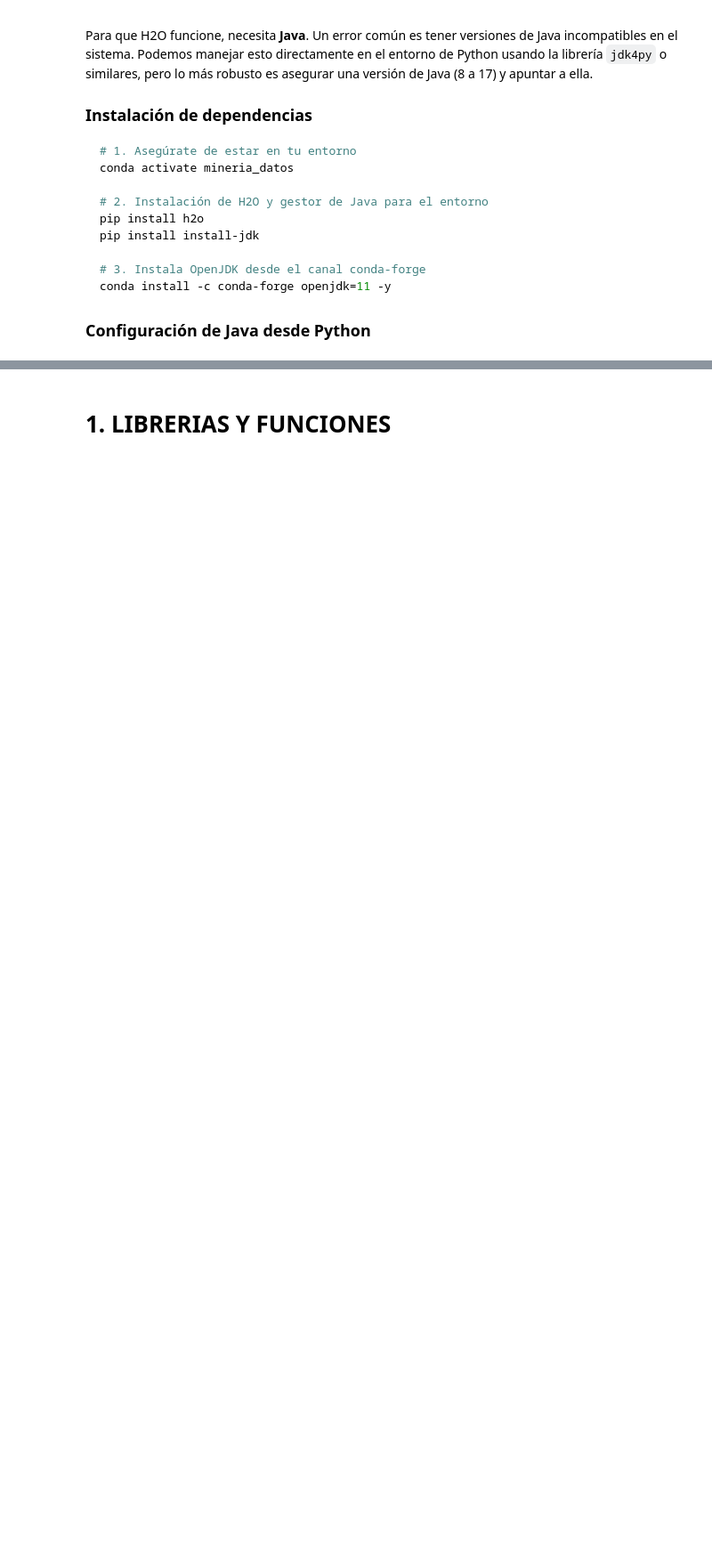
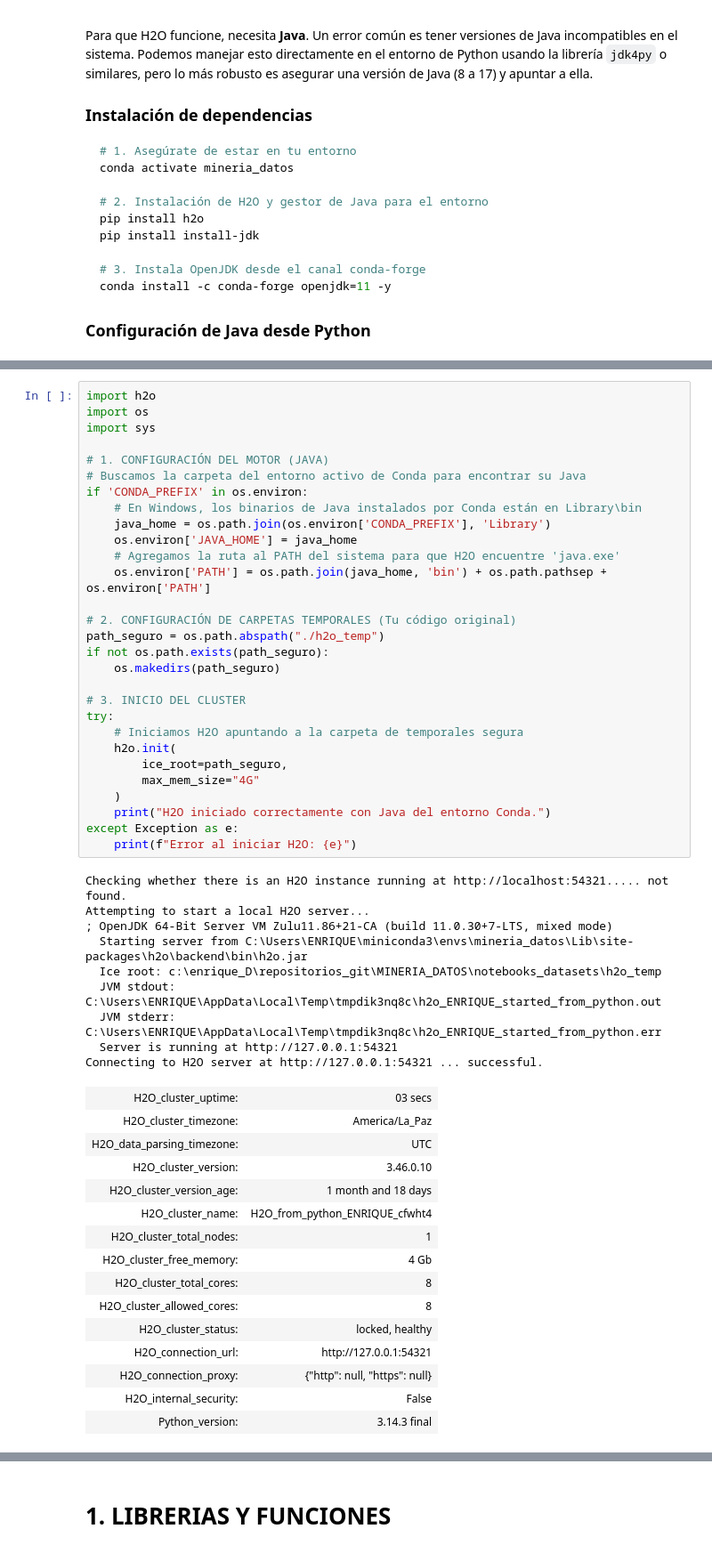
Before and after one commit to ealaurel/MINERIA_DATOS, a Jupyter notebook: notebooks_datasets/h3_5_h20_clasificacion.ipynb, the cells around one changed output, grey strips where cells are left out. Shown at 89% size. Cells and saved outputs as stored; diff of their text form; blank space fills up the shorter version.

```diff
--- a/notebooks_datasets/h3_5_h20_clasificacion.ipynb
+++ b/notebooks_datasets/h3_5_h20_clasificacion.ipynb
@@ -94,0 +90,54 @@ Connecting to H2O server at http://127.0.0.1:54321 ... successful.
+# %%
+import h2o
+import os
+import sys
+
+# 1. CONFIGURACIÓN DEL MOTOR (JAVA)
+# Buscamos la carpeta del entorno activo de Conda para encontrar su Java
+if 'CONDA_PREFIX' in os.environ:
+    # En Windows, los binarios de Java instalados por Conda están en Library\bin
+    java_home = os.path.join(os.environ['CONDA_PREFIX'], 'Library')
+    os.environ['JAVA_HOME'] = java_home
+    # Agregamos la ruta al PATH del sistema para que H2O encuentre 'java.exe'
+    os.environ['PATH'] = os.path.join(java_home, 'bin') + os.path.pathsep + os.environ['PATH']
+
+# 2. CONFIGURACIÓN DE CARPETAS TEMPORALES (Tu código original)
+path_seguro = os.path.abspath("./h2o_temp")
+if not os.path.exists(path_seguro):
+    os.makedirs(path_seguro)
+
+# 3. INICIO DEL CLUSTER
+try:
+    # Iniciamos H2O apuntando a la carpeta de temporales segura
+    h2o.init(
+        ice_root=path_seguro,
+        max_mem_size="4G"
+    )
+    print("H2O iniciado correctamente con Java del entorno Conda.")
+except Exception as e:
+    print(f"Error al iniciar H2O: {e}")
+# %% [output]
+Checking whether there is an H2O instance running at http://localhost:54321..... not found.
+Attempting to start a local H2O server...
+; OpenJDK 64-Bit Server VM Zulu11.86+21-CA (build 11.0.30+7-LTS, mixed mode)
+  Starting server from C:\Users\ENRIQUE\miniconda3\envs\mineria_datos\Lib\site-packages\h2o\backend\bin\h2o.jar
+  Ice root: c:\enrique_D\repositorios_git\MINERIA_DATOS\notebooks_datasets\h2o_temp
+  JVM stdout: C:\Users\ENRIQUE\AppData\Local\Temp\tmpdik3nq8c\h2o_ENRIQUE_started_from_python.out
+  JVM stderr: C:\Users\ENRIQUE\AppData\Local\Temp\tmpdik3nq8c\h2o_ENRIQUE_started_from_python.err
+  Server is running at http://127.0.0.1:54321
+Connecting to H2O server at http://127.0.0.1:54321 ... successful.
+| H2O_cluster_uptime: | 03 secs |
+| H2O_cluster_timezone: | America/La_Paz |
+| H2O_data_parsing_timezone: | UTC |
+| H2O_cluster_version: | 3.46.0.10 |
+| H2O_cluster_version_age: | 1 month and 18 days |
+| H2O_cluster_name: | H2O_from_python_ENRIQUE_cfwht4 |
+| H2O_cluster_total_nodes: | 1 |
+| H2O_cluster_free_memory: | 4 Gb |
+| H2O_cluster_total_cores: | 8 |
+| H2O_cluster_allowed_cores: | 8 |
+| H2O_cluster_status: | locked, healthy |
+| H2O_connection_url: | http://127.0.0.1:54321 |
+| H2O_connection_proxy: | {"http": null, "https": null} |
+| H2O_internal_security: | False |
+| Python_version: | 3.14.3 final |
```
Also changed, not shown: parts of 34 cells of this notebook.
